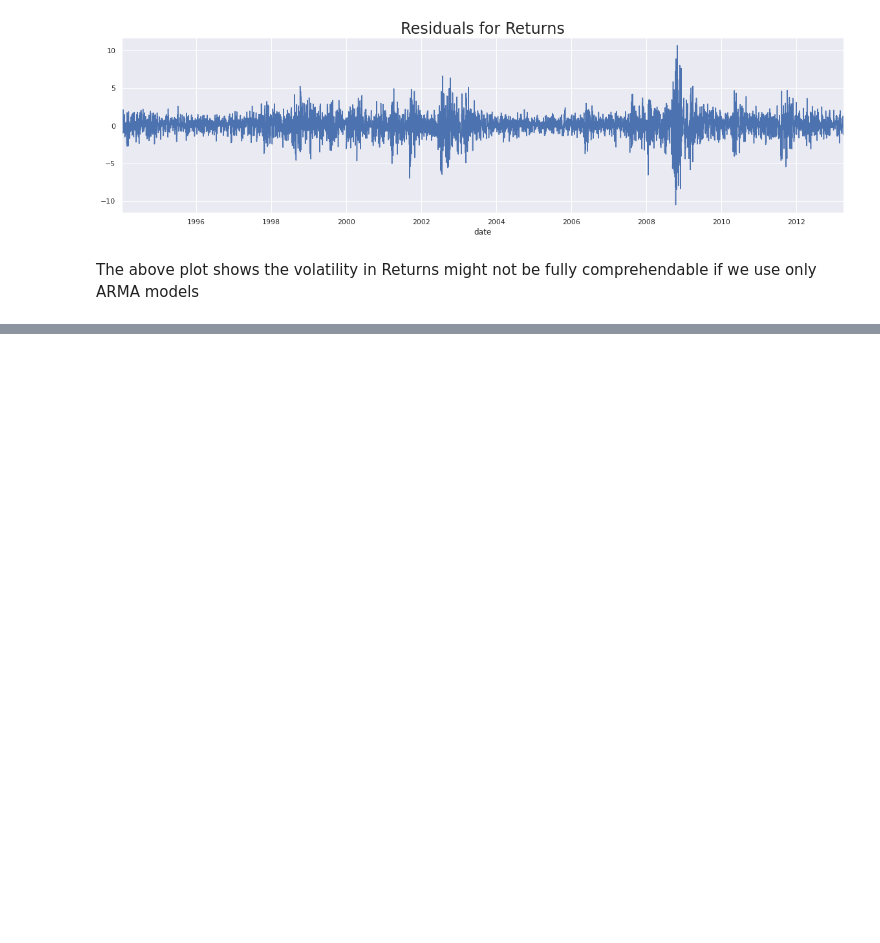
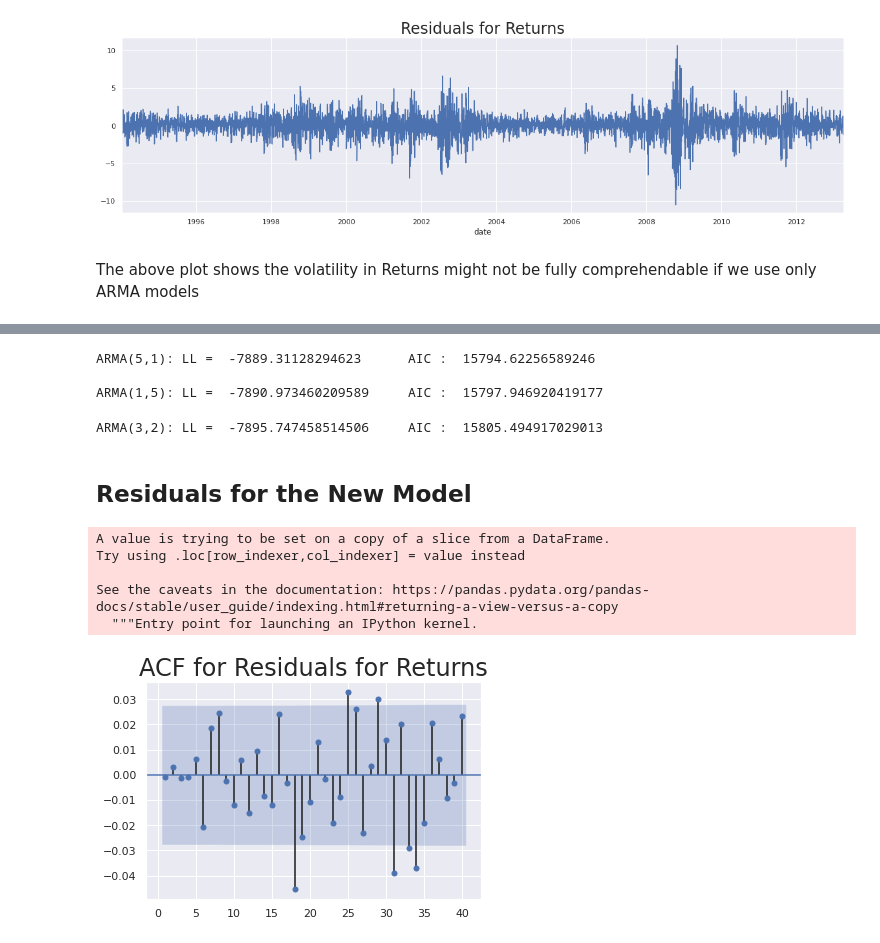
Before and after one commit to Priyo-prog/Time-series-analysis, a Jupyter notebook: The ARMA Model/arma_model.ipynb, the cells around one changed output, grey strips where cells are left out. Drawn from its saved outputs; the diff is of its cells as text; code cells hidden in the pictures; blank space fills up the shorter version.

```diff
--- a/The ARMA Model/arma_model.ipynb
+++ b/The ARMA Model/arma_model.ipynb
@@ -366,0 +400,4 @@ The above plot shows the volatility in Returns might not be fully comprehendable
+# %%
+model_ret_ar_5_ma_1 = ARMA(df.returns[1:], order=(5,1))
+results_ret_ar_5_ma_1 = model_ret_ar_5_ma_1.fit()
+print(results_ret_ar_5_ma_1.summary())
@@ -366,0 +444,29 @@ The above plot shows the volatility in Returns might not be fully comprehendable
+# %%
+## print the 'llf' and information criterion AIC
+print("\nARMA(5,1): LL = ", results_ret_ar_5_ma_1.llf, "\tAIC : ", results_ret_ar_5_ma_1.aic)
+print("\nARMA(1,5): LL = ", results_ret_ar_1_ma_5.llf, "\tAIC : ", results_ret_ar_1_ma_5.aic)
+# %% [output]
+ARMA(5,1): LL =  -7889.31128294623      AIC :  15794.62256589246
+
+ARMA(1,5): LL =  -7890.973460209589     AIC :  15797.946920419177
+# %%
+## print the 'llf' and information criterion AIC
+print("\nARMA(3,2): LL = ", results_ret_ar_3_ma_2.llf, "\tAIC : ", results_ret_ar_3_ma_2.aic)
+# %% [output]
+ARMA(3,2): LL =  -7895.747458514506     AIC :  15805.494917029013
+# %% [markdown]
+## Residuals for the New Model
+# %%
+df['res_ret_ar_5_ma_1'] = results_ret_ar_5_ma_1.resid
+# %% [output]
+A value is trying to be set on a copy of a slice from a DataFrame.
+Try using .loc[row_indexer,col_indexer] = value instead
+
+See the caveats in the documentation: https://pandas.pydata.org/pandas-docs/stable/user_guide/indexing.html#returning-a-view-versus-a-copy
+  """Entry point for launching an IPython kernel.
+# %%
+sgt.plot_acf(df.res_ret_ar_5_ma_1[1:], zero=False, lags=40)
+plt.title("ACF for Residuals for Returns", size=24)
+plt.show()
+# %% [output]
+[figure, added]
```
Also changed, not shown: parts of 21 cells of this notebook.
